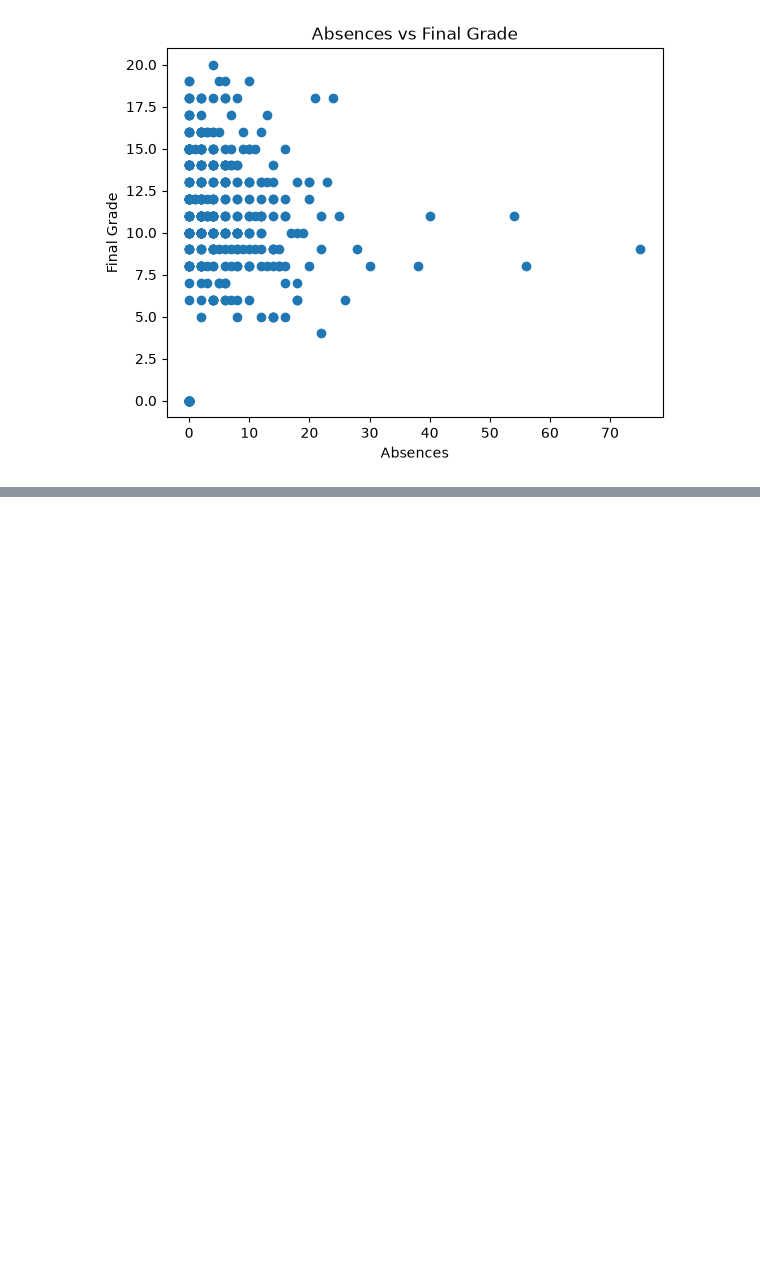
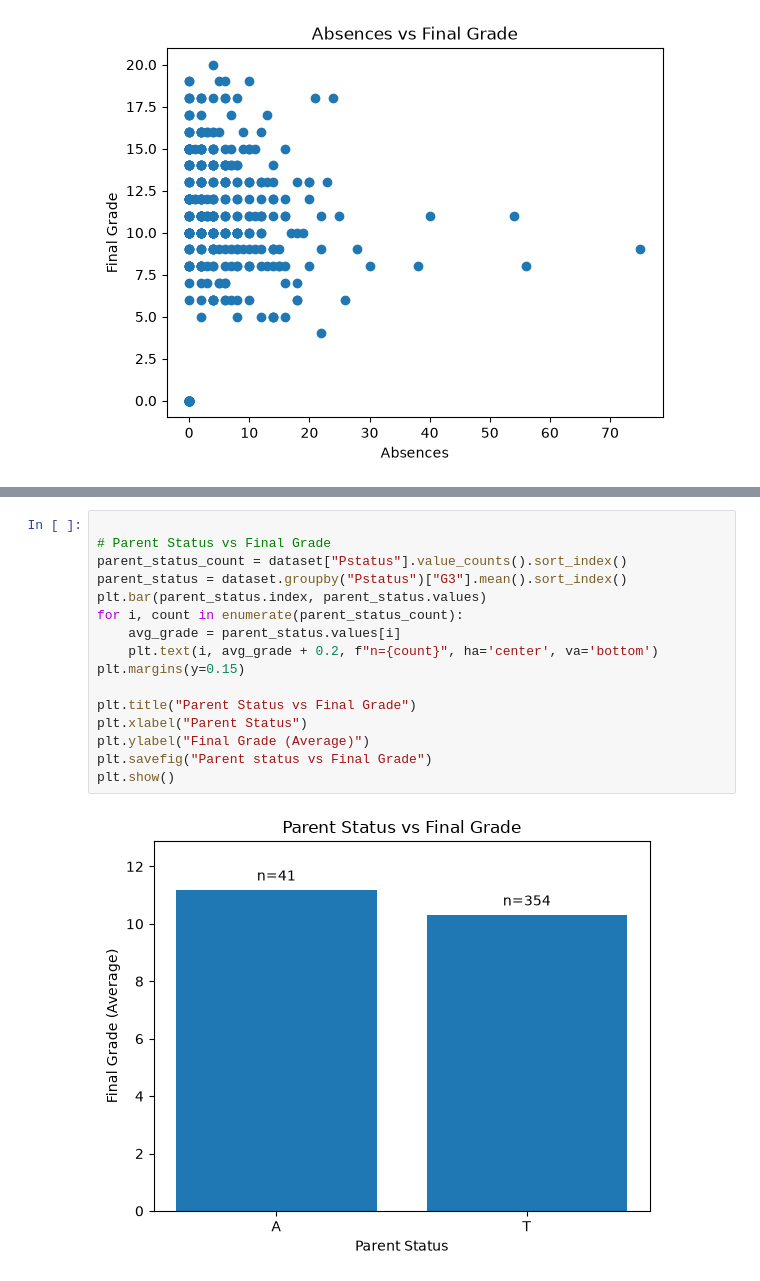
Before and after one commit to muhammadaqil-0504/Student-performance-Analysis, a Jupyter notebook: student performance analysis system.ipynb, the cells around one changed output, grey strips where cells are left out. Drawn from its saved outputs; the diff is of its cells as text; blank space fills up the shorter version.

```diff
--- a/student performance analysis system.ipynb
+++ b/student performance analysis system.ipynb
@@ -148,0 +158,18 @@ plt.show()
+# %%
+
+# Parent Status vs Final Grade
+parent_status_count = dataset["Pstatus"].value_counts().sort_index()
+parent_status = dataset.groupby("Pstatus")["G3"].mean().sort_index()
+plt.bar(parent_status.index, parent_status.values)
+for i, count in enumerate(parent_status_count):
+    avg_grade = parent_status.values[i]
+    plt.text(i, avg_grade + 0.2, f"n={count}", ha='center', va='bottom')
+plt.margins(y=0.15)
+
+plt.title("Parent Status vs Final Grade")
+plt.xlabel("Parent Status")
+plt.ylabel("Final Grade (Average)")
+plt.savefig("Parent status vs Final Grade")
+plt.show()
+# %% [output]
+[figure, added]
```
Also changed, not shown: parts of 5 cells of this notebook, 3 other files.
